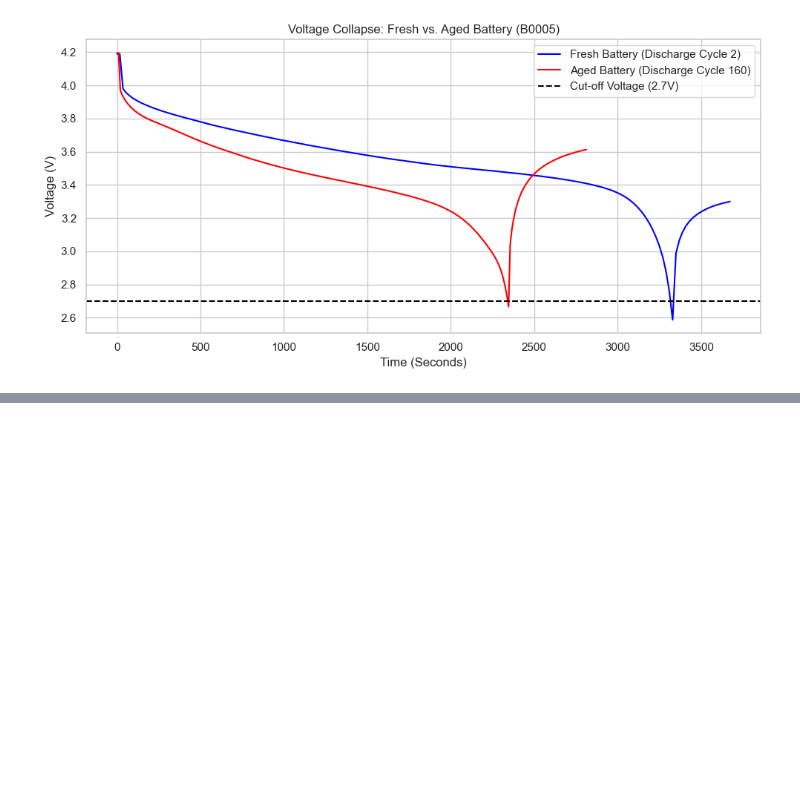
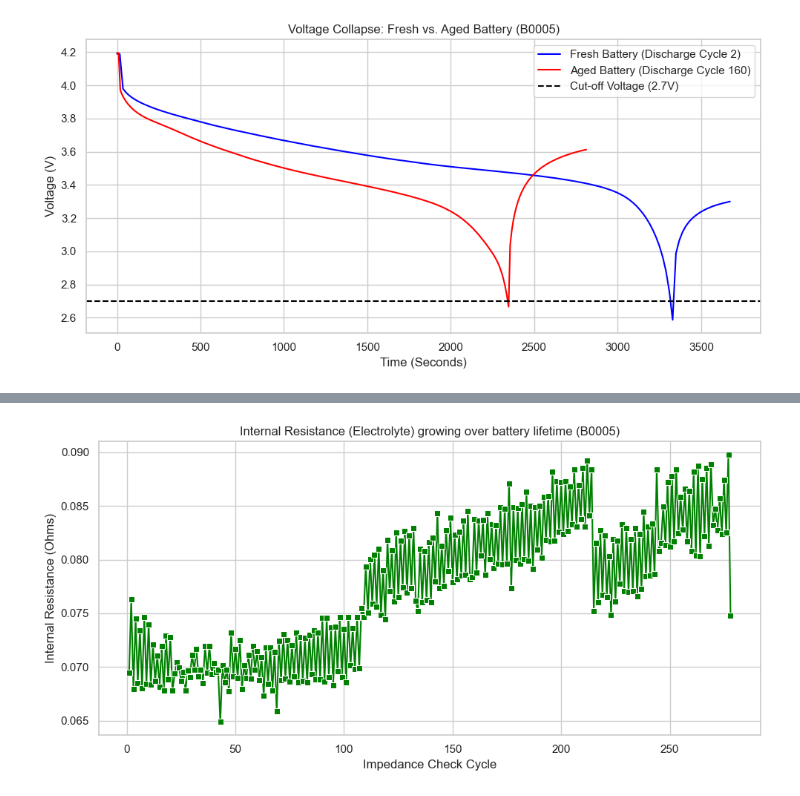
Before and after one commit to barada02/ML_ON_Battery, a Jupyter notebook: EDA/eda1.ipynb, the cells around one changed output, grey strips where cells are left out. Saved outputs shown, nothing was run; the diff lists cells and outputs as text; code cells hidden in the pictures; blank space fills up the shorter version.

Commit message:
new plot

```diff
--- a/EDA/eda1.ipynb
+++ b/EDA/eda1.ipynb
@@ -452,0 +453,10 @@ plt.show()
+# %%
+plt.figure(figsize=(10, 5))
+sns.lineplot(data=df_res, x='Impedance_Cycle', y='Rct_Ohms', color='green', marker='s')
+plt.title('Internal Resistance (Electrolyte) growing over battery lifetime (B0005)')
+plt.xlabel('Impedance Check Cycle')
+plt.ylabel('Internal Resistance (Ohms)')
+plt.tight_layout()
+plt.show()
+# %% [output]
+[figure, added]
```
Also changed, not shown: parts of 5 cells of this notebook.
